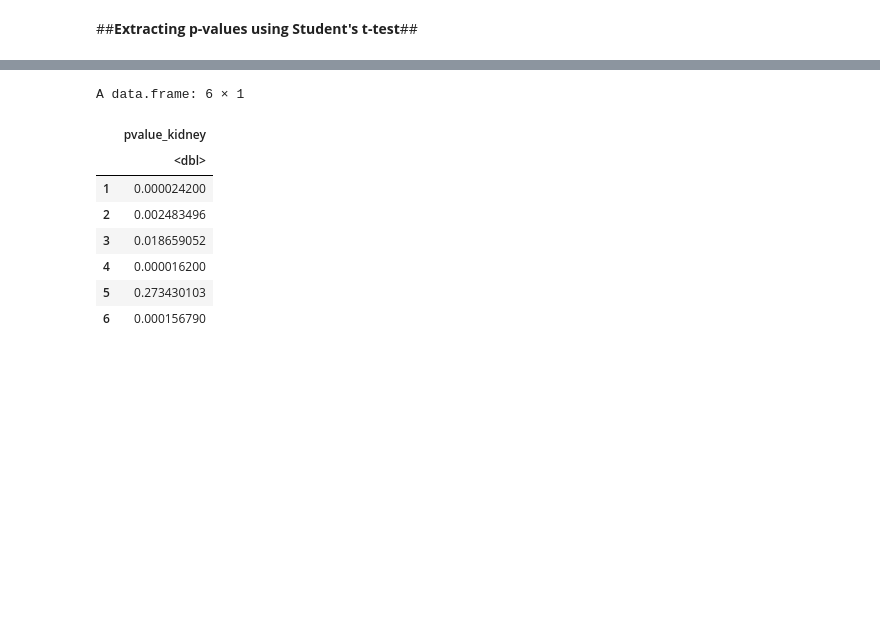
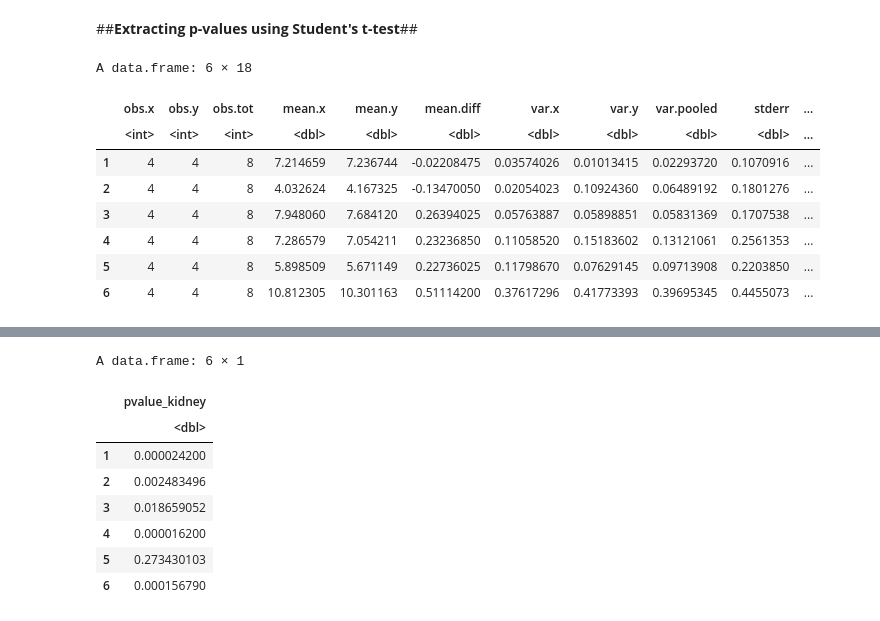
Before and after one commit to almedida/thesis, a Jupyter notebook: 10k_student_ttest.ipynb, the cells around one changed output, grey strips where cells are left out. Cells and saved outputs as stored; diff of their text form; code cells hidden in the pictures; blank space fills up the shorter version.

```diff
--- a/10k_student_ttest.ipynb
+++ b/10k_student_ttest.ipynb
@@ -12,4 +29,6 @@ Installing package into ‘/usr/local/lib/R/site-library’
 # %%
-#load kidney data
-kidneyCBAExpr = read.table("kidneyCBA.csv", header= TRUE, sep=",")
-kidneyTechExpr = read.table("kidneyTech.csv", header= TRUE, sep=",")
+tenk_group1_data = read.table("10k_untreated_group1.csv", header= TRUE, sep=",")
+tenk_group2_data = read.table("10k_treated_group2.csv", header= TRUE, sep=",")
+# %%
+tenk_group1_data = tenk_group1_data[-1]
+tenk_group2_data = tenk_group2_data[-1]
@@ -26,5 +60,4 @@ liverTech <- data.matrix(as.data.frame(as.matrix(liverTechExpr)), rownames.force
 # %% [markdown]
 ##**Extracting p-values using Student's t-test**##
 # %%
-kidney_ttest <- row_t_equalvar(kidneyCBA, kidneyTech, alternative = "two.sided", mu = 0, conf.level = 0.95)
-liver_ttest <-  row_t_equalvar(liverCBA, liverTech, alternative = "two.sided", mu = 0, conf.level = 0.95)
+tenk_ttest <- row_t_equalvar(tenk_group1_data, tenk_group2_data, alternative = "two.sided", mu = 0, conf.level = 0.95)
@@ -33,0 +64,12 @@ write.csv(liver_ttest, "liver_ttest.csv")
+# %%
+head(tenk_ttest)
+# %% [output]
+A data.frame: 6 × 18
+|  | obs.x | obs.y | obs.tot | mean.x | mean.y | mean.diff | var.x | var.y | var.pooled | stderr | ... |
+|  | <int> | <int> | <int> | <dbl> | <dbl> | <dbl> | <dbl> | <dbl> | <dbl> | <dbl> | ... |
+| 1 | 4 | 4 | 8 | 7.214659 | 7.236744 | -0.02208475 | 0.03574026 | 0.01013415 | 0.02293720 | 0.1070916 | ... |
+| 2 | 4 | 4 | 8 | 4.032624 | 4.167325 | -0.13470050 | 0.02054023 | 0.10924360 | 0.06489192 | 0.1801276 | ... |
+| 3 | 4 | 4 | 8 | 7.948060 | 7.684120 | 0.26394025 | 0.05763887 | 0.05898851 | 0.05831369 | 0.1707538 | ... |
+| 4 | 4 | 4 | 8 | 7.286579 | 7.054211 | 0.23236850 | 0.11058520 | 0.15183602 | 0.13121061 | 0.2561353 | ... |
+| 5 | 4 | 4 | 8 | 5.898509 | 5.671149 | 0.22736025 | 0.11798670 | 0.07629145 | 0.09713908 | 0.2203850 | ... |
+| 6 | 4 | 4 | 8 | 10.812305 | 10.301163 | 0.51114200 | 0.37617296 | 0.41773393 | 0.39695345 | 0.4455073 | ... |
```
Also changed, not shown: parts of 7 cells of this notebook.
